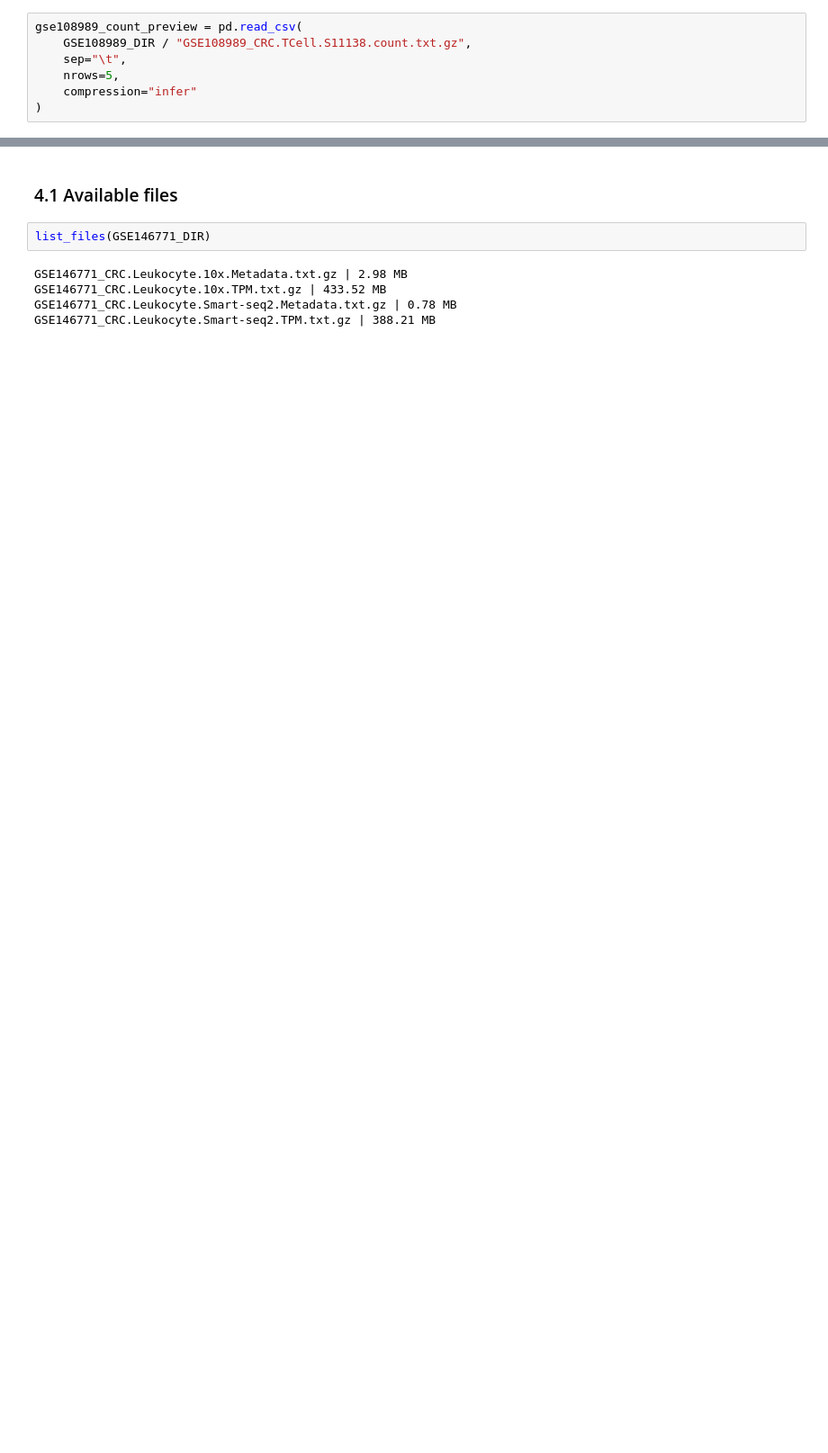
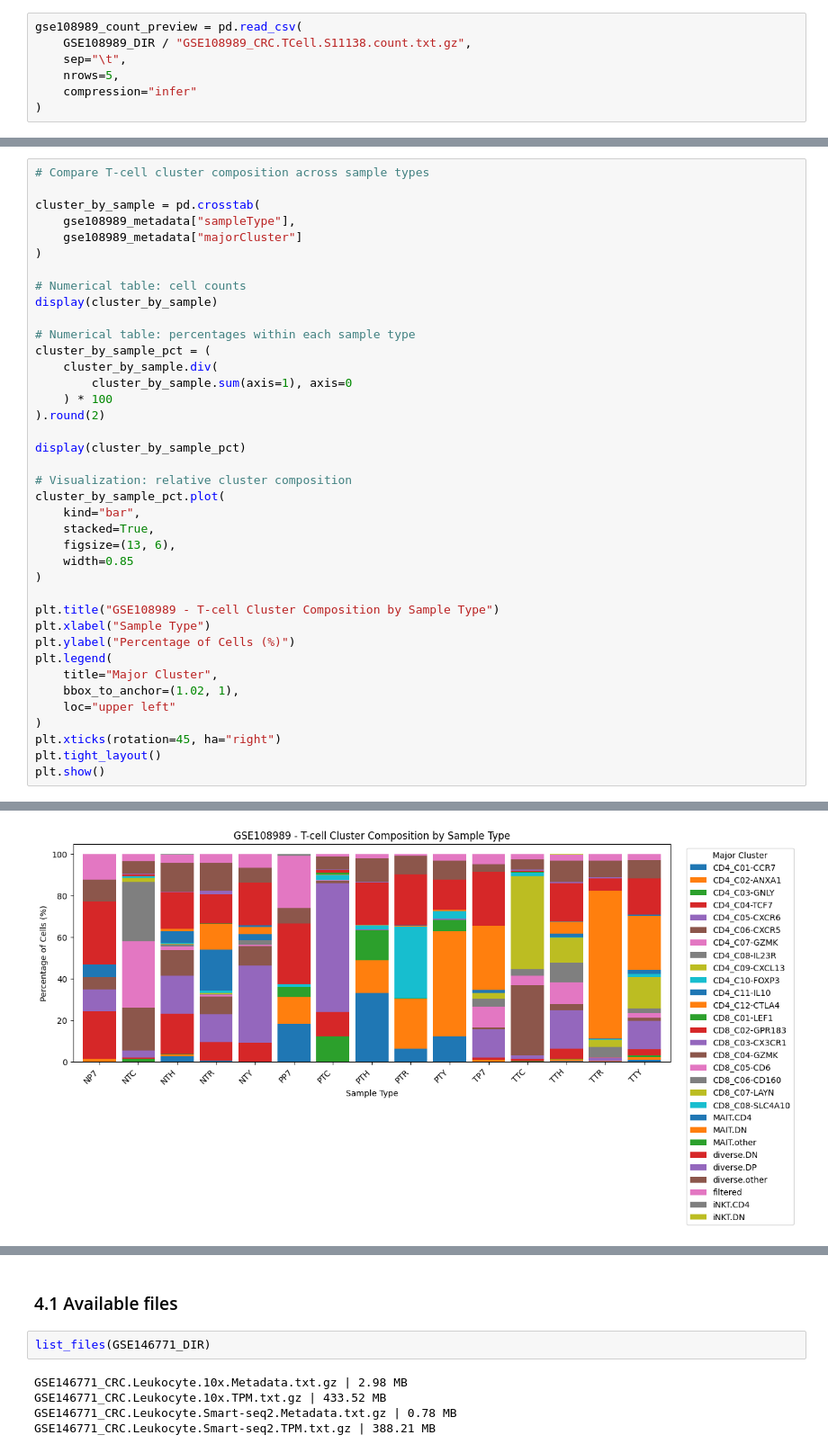
Before and after one commit to Sernasr/crc-singlecell-analysis, a Jupyter notebook: notebooks/dataset_exploration.ipynb, the cells around one changed output, grey strips where cells are left out. Shown at 90% size. Drawn from its saved outputs; the diff is of its cells as text; blank space fills up the shorter version.

```diff
--- a/notebooks/dataset_exploration.ipynb
+++ b/notebooks/dataset_exploration.ipynb
@@ -277,0 +194,40 @@ GSE108989 contains 11,138 single cells from 12 patients, divided into 29 major T
+# %%
+# Compare T-cell cluster composition across sample types
+
+cluster_by_sample = pd.crosstab(
+    gse108989_metadata["sampleType"],
+    gse108989_metadata["majorCluster"]
+)
+
+# Numerical table: cell counts
+display(cluster_by_sample)
+
+# Numerical table: percentages within each sample type
+cluster_by_sample_pct = (
+    cluster_by_sample.div(
+        cluster_by_sample.sum(axis=1), axis=0
+    ) * 100
+).round(2)
+
+display(cluster_by_sample_pct)
+
+# Visualization: relative cluster composition
+cluster_by_sample_pct.plot(
+    kind="bar",
+    stacked=True,
+    figsize=(13, 6),
+    width=0.85
+)
+
+plt.title("GSE108989 - T-cell Cluster Composition by Sample Type")
+plt.xlabel("Sample Type")
+plt.ylabel("Percentage of Cells (%)")
+plt.legend(
+    title="Major Cluster",
+    bbox_to_anchor=(1.02, 1),
+    loc="upper left"
+)
+plt.xticks(rotation=45, ha="right")
+plt.tight_layout()
+plt.show()
+# %% [output]
@@ -277,0 +270 @@ GSE108989 contains 11,138 single cells from 12 patients, divided into 29 major T
+[figure, added]
```
Also changed, not shown: parts of 101 cells of this notebook, 16 other files.
